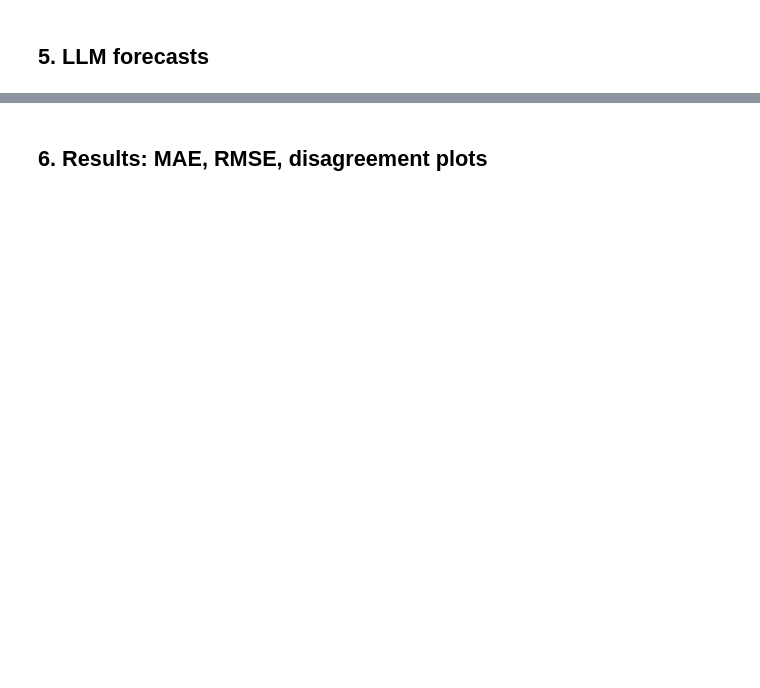
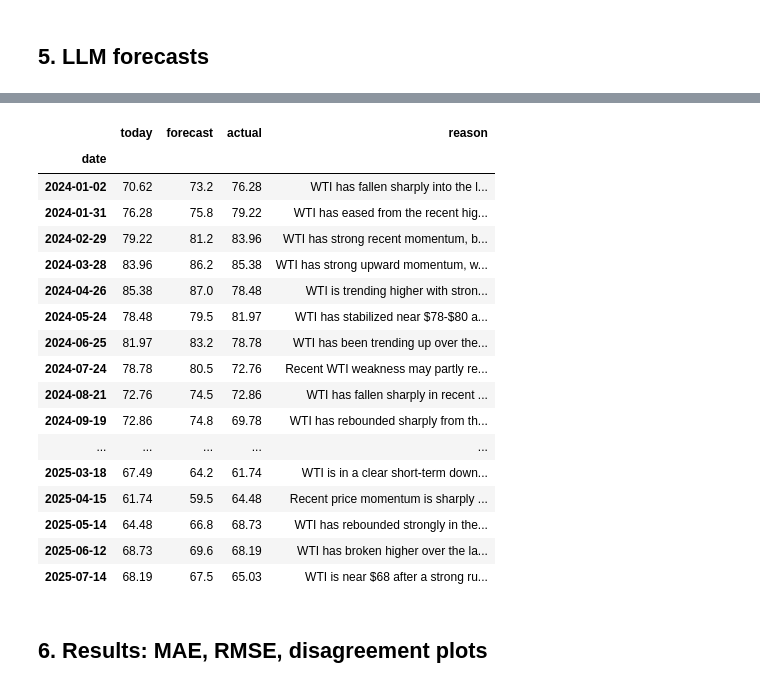
Before and after one commit to stephanhatem/wti-forecast, a Jupyter notebook: notebooks/demo.ipynb, the cells around one changed output, grey strips where cells are left out. Cells and saved outputs as stored; diff of their text form; code cells hidden in the pictures; blank space fills up the shorter version.

Commit message:
Add LLM forecaster on a validation sample

```diff
--- a/notebooks/demo.ipynb
+++ b/notebooks/demo.ipynb
@@ -209,2 +244,6 @@ pd.DataFrame(grid)
 # %%
-# TODO
+from src.llm_forecast import build_prompt, sample_dates, llm_forecasts
+
+dates = sample_dates(daily, "val")
+print(f"{len(dates)} forecast dates, {dates[0].date()} to {dates[-1].date()}\n")
+print(build_prompt(daily, weekly, dates[0]))   # exactly what the model sees
@@ -210,0 +268,6 @@ pd.DataFrame(grid)
+# %%
+llm = llm_forecasts(daily, weekly, dates)   # first run calls the API; later runs read results/llm_logs/
+
+# Scored only on these dates, so all three are compared on the same days
+show(compare(daily, {"persistence": baselines["persistence"], "lstm": lstm, "llm": llm["forecast"]},
+             splits=["val"], same_rows=True))
@@ -211,3 +281,26 @@ pd.DataFrame(grid)
+# %%
+# Each forecast next to today's price, what actually happened, and the model's reason
+pd.set_option("display.max_colwidth", 160)
+llm.assign(today=daily["wti"], actual=daily["wti_target"])[["today", "forecast", "actual", "reason"]].round(2)
+# %% [output]
+|  | today | forecast | actual | reason |
+| date |  |  |  |  |
+| 2024-01-02 | 70.62 | 73.2 | 76.28 | WTI has fallen sharply into the l... |
+| 2024-01-31 | 76.28 | 75.8 | 79.22 | WTI has eased from the recent hig... |
+| 2024-02-29 | 79.22 | 81.2 | 83.96 | WTI has strong recent momentum, b... |
+| 2024-03-28 | 83.96 | 86.2 | 85.38 | WTI has strong upward momentum, w... |
+| 2024-04-26 | 85.38 | 87.0 | 78.48 | WTI is trending higher with stron... |
+| 2024-05-24 | 78.48 | 79.5 | 81.97 | WTI has stabilized near $78-$80 a... |
+| 2024-06-25 | 81.97 | 83.2 | 78.78 | WTI has been trending up over the... |
+| 2024-07-24 | 78.78 | 80.5 | 72.76 | Recent WTI weakness may partly re... |
+| 2024-08-21 | 72.76 | 74.5 | 72.86 | WTI has fallen sharply in recent ... |
+| 2024-09-19 | 72.86 | 74.8 | 69.78 | WTI has rebounded sharply from th... |
+| ... | ... | ... | ... | ... |
+| 2025-03-18 | 67.49 | 64.2 | 61.74 | WTI is in a clear short-term down... |
+| 2025-04-15 | 61.74 | 59.5 | 64.48 | Recent price momentum is sharply ... |
+| 2025-05-14 | 64.48 | 66.8 | 68.73 | WTI has rebounded strongly in the... |
+| 2025-06-12 | 68.73 | 69.6 | 68.19 | WTI has broken higher over the la... |
+| 2025-07-14 | 68.19 | 67.5 | 65.03 | WTI is near $68 after a strong ru... |
 # %% [markdown]
 ## 6. Results: MAE, RMSE, disagreement plots
 # %%
```
Also changed, not shown: parts of 8 cells of this notebook, 21 other files.
